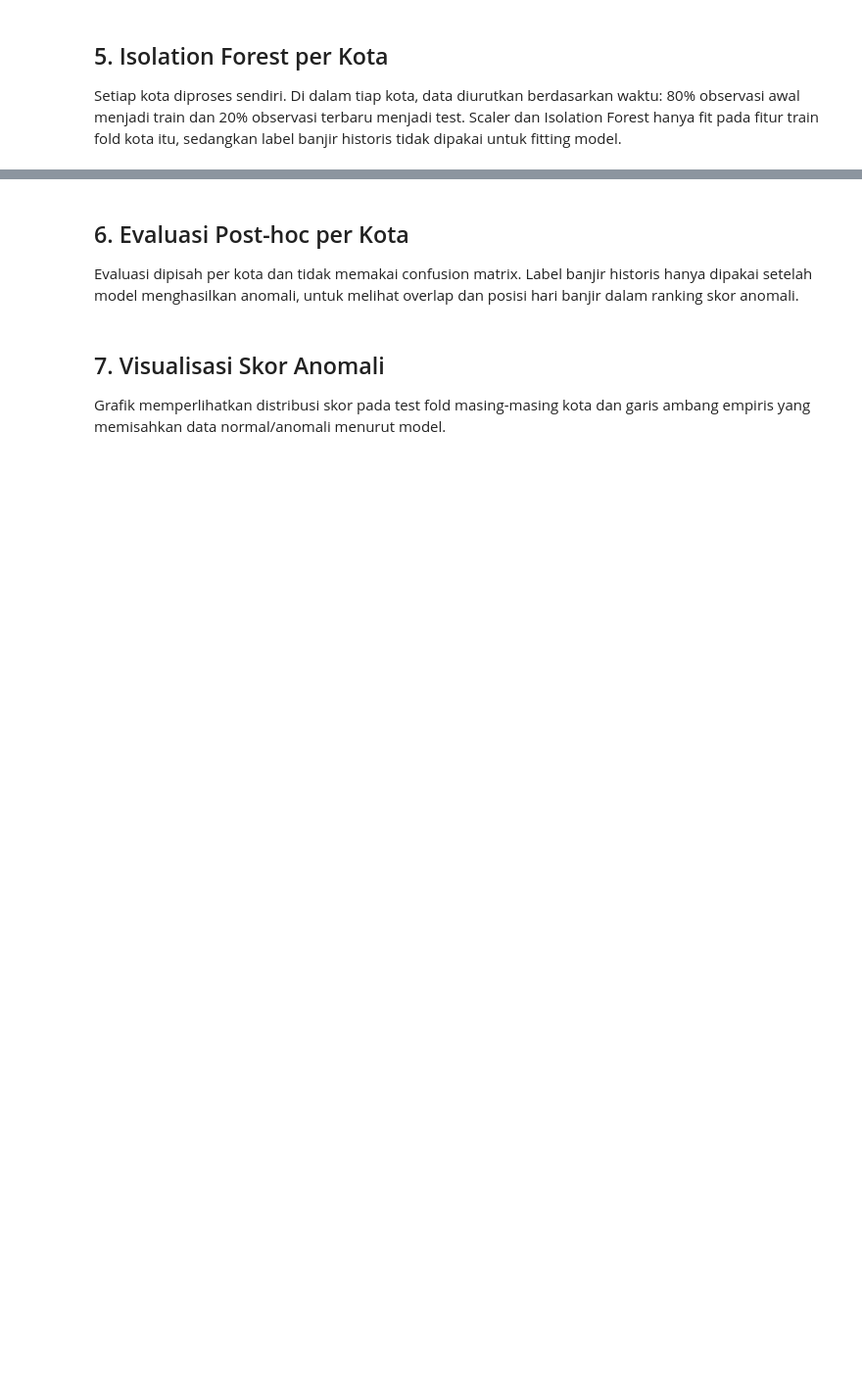
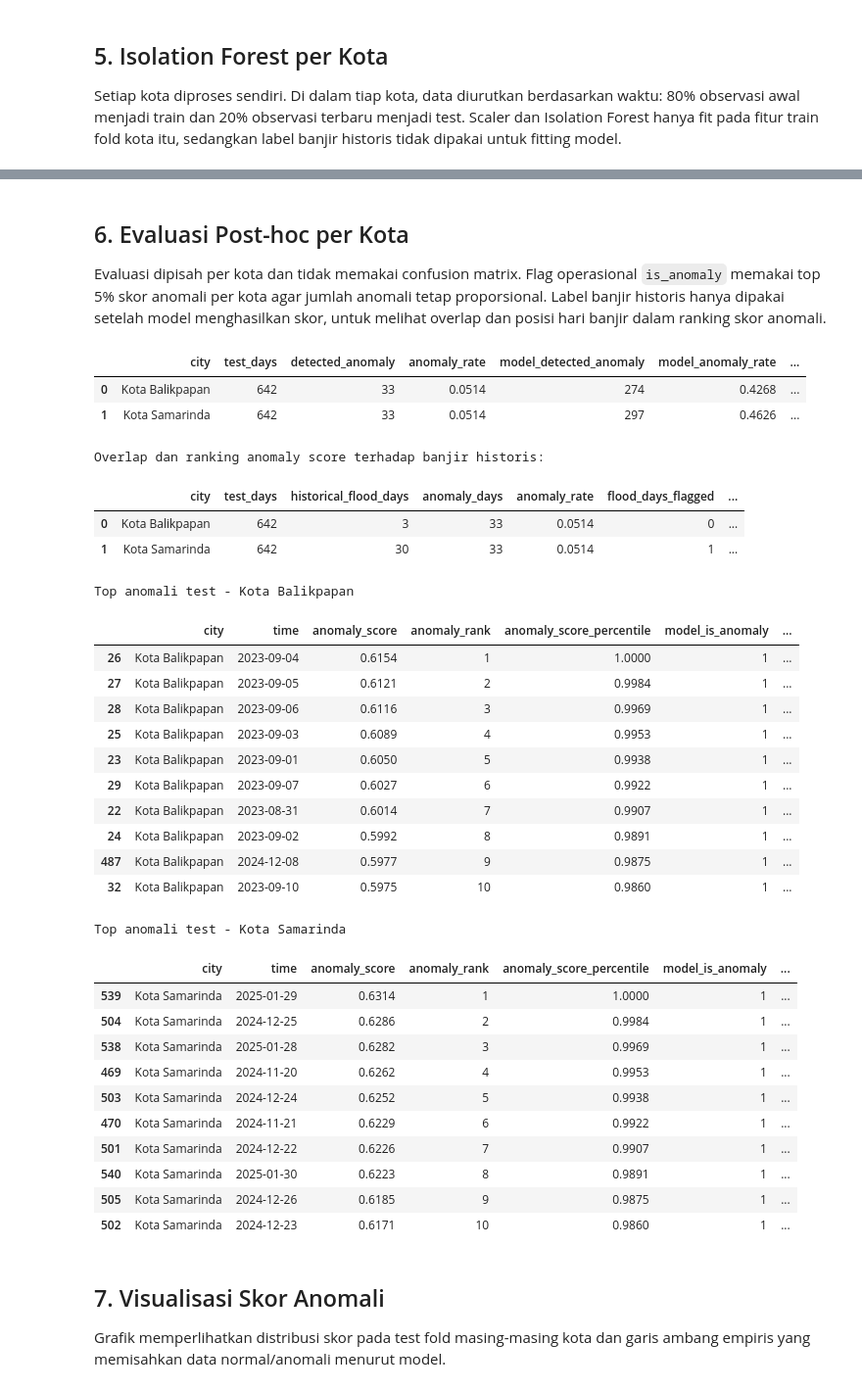
Before and after one commit to Noelsip/flood-bpn-smd, a Jupyter notebook: Flood_AutoML.ipynb, the cells around one changed output, grey strips where cells are left out. Shown at 98% size. Drawn from its saved outputs; the diff is of its cells as text; code cells hidden in the pictures; blank space fills up the shorter version.

```diff
--- a/Flood_AutoML.ipynb
+++ b/Flood_AutoML.ipynb
@@ -155,28 +196,62 @@ print("-", OUT_DIR / "isolation_forest_overlap_evaluation.csv")
 # %% [markdown]
 ## 6. Evaluasi Post-hoc per Kota
-Evaluasi dipisah per kota dan tidak memakai confusion matrix. Label banjir historis hanya dipakai setelah model menghasilkan anomali, untuk melihat overlap dan posisi hari banjir dalam ranking skor anomali.
+Evaluasi dipisah per kota dan tidak memakai confusion matrix. Flag operasional `is_anomaly` memakai top 5% skor anomali per kota agar jumlah anomali tetap proporsional. Label banjir historis hanya dipakai setelah model menghasilkan skor, untuk melihat overlap dan posisi hari banjir dalam ranking skor anomali.
 # %%
 cols = [
     "city", "test_days", "detected_anomaly", "anomaly_rate",
+    "model_detected_anomaly", "model_anomaly_rate",
     "mean_anomaly_score", "max_anomaly_score",
     "historical_flood_days", "anomaly_on_historical_flood",
 ]
 display(summary_df[cols].round(4))
 
 print("Overlap dan ranking anomaly score terhadap banjir historis:")
 display(evaluation_df.round(4))
 evaluation_df.to_csv(OUT_DIR / "isolation_forest_overlap_evaluation.csv", index=False)
 
 for city, result in city_results.items():
     top = result.test.sort_values("anomaly_score", ascending=False).head(10)
     show_cols = [
         col for col in [
-            "city", "time", "anomaly_score", "is_anomaly", "flood_anomaly", "anomaly_interpretation",
+            "city", "time", "anomaly_score", "anomaly_rank", "anomaly_score_percentile",
+            "model_is_anomaly", "top_5pct_anomaly", "is_anomaly", "flood_anomaly", "anomaly_interpretation",
             TARGET, "rain", "precip", "soil", "rain_roll7_sum", "precip_roll7_sum", "soil_roll7_mean",
         ] if col in top.columns
     ]
     print(f"Top anomali test - {city}")
     display(top[show_cols])
+# %% [output]
+|  | city | test_days | detected_anomaly | anomaly_rate | model_detected_anomaly | model_anomaly_rate | ... |
+| 0 | Kota Balikpapan | 642 | 33 | 0.0514 | 274 | 0.4268 | ... |
+| 1 | Kota Samarinda | 642 | 33 | 0.0514 | 297 | 0.4626 | ... |
+Overlap dan ranking anomaly score terhadap banjir historis:
+|  | city | test_days | historical_flood_days | anomaly_days | anomaly_rate | flood_days_flagged | ... |
+| 0 | Kota Balikpapan | 642 | 3 | 33 | 0.0514 | 0 | ... |
+| 1 | Kota Samarinda | 642 | 30 | 33 | 0.0514 | 1 | ... |
+Top anomali test - Kota Balikpapan
+|  | city | time | anomaly_score | anomaly_rank | anomaly_score_percentile | model_is_anomaly | ... |
+| 26 | Kota Balikpapan | 2023-09-04 | 0.6154 | 1 | 1.0000 | 1 | ... |
+| 27 | Kota Balikpapan | 2023-09-05 | 0.6121 | 2 | 0.9984 | 1 | ... |
+| 28 | Kota Balikpapan | 2023-09-06 | 0.6116 | 3 | 0.9969 | 1 | ... |
+| 25 | Kota Balikpapan | 2023-09-03 | 0.6089 | 4 | 0.9953 | 1 | ... |
+| 23 | Kota Balikpapan | 2023-09-01 | 0.6050 | 5 | 0.9938 | 1 | ... |
+| 29 | Kota Balikpapan | 2023-09-07 | 0.6027 | 6 | 0.9922 | 1 | ... |
+| 22 | Kota Balikpapan | 2023-08-31 | 0.6014 | 7 | 0.9907 | 1 | ... |
+| 24 | Kota Balikpapan | 2023-09-02 | 0.5992 | 8 | 0.9891 | 1 | ... |
+| 487 | Kota Balikpapan | 2024-12-08 | 0.5977 | 9 | 0.9875 | 1 | ... |
+| 32 | Kota Balikpapan | 2023-09-10 | 0.5975 | 10 | 0.9860 | 1 | ... |
+Top anomali test - Kota Samarinda
+|  | city | time | anomaly_score | anomaly_rank | anomaly_score_percentile | model_is_anomaly | ... |
+| 539 | Kota Samarinda | 2025-01-29 | 0.6314 | 1 | 1.0000 | 1 | ... |
+| 504 | Kota Samarinda | 2024-12-25 | 0.6286 | 2 | 0.9984 | 1 | ... |
+| 538 | Kota Samarinda | 2025-01-28 | 0.6282 | 3 | 0.9969 | 1 | ... |
+| 469 | Kota Samarinda | 2024-11-20 | 0.6262 | 4 | 0.9953 | 1 | ... |
+| 503 | Kota Samarinda | 2024-12-24 | 0.6252 | 5 | 0.9938 | 1 | ... |
+| 470 | Kota Samarinda | 2024-11-21 | 0.6229 | 6 | 0.9922 | 1 | ... |
+| 501 | Kota Samarinda | 2024-12-22 | 0.6226 | 7 | 0.9907 | 1 | ... |
+| 540 | Kota Samarinda | 2025-01-30 | 0.6223 | 8 | 0.9891 | 1 | ... |
+| 505 | Kota Samarinda | 2024-12-26 | 0.6185 | 9 | 0.9875 | 1 | ... |
+| 502 | Kota Samarinda | 2024-12-23 | 0.6171 | 10 | 0.9860 | 1 | ... |
 # %% [markdown]
 ## 7. Visualisasi Skor Anomali
 Grafik memperlihatkan distribusi skor pada test fold masing-masing kota dan garis ambang empiris yang memisahkan data normal/anomali menurut model.
```
Also changed, not shown: parts of 12 cells of this notebook, 2 other files.
